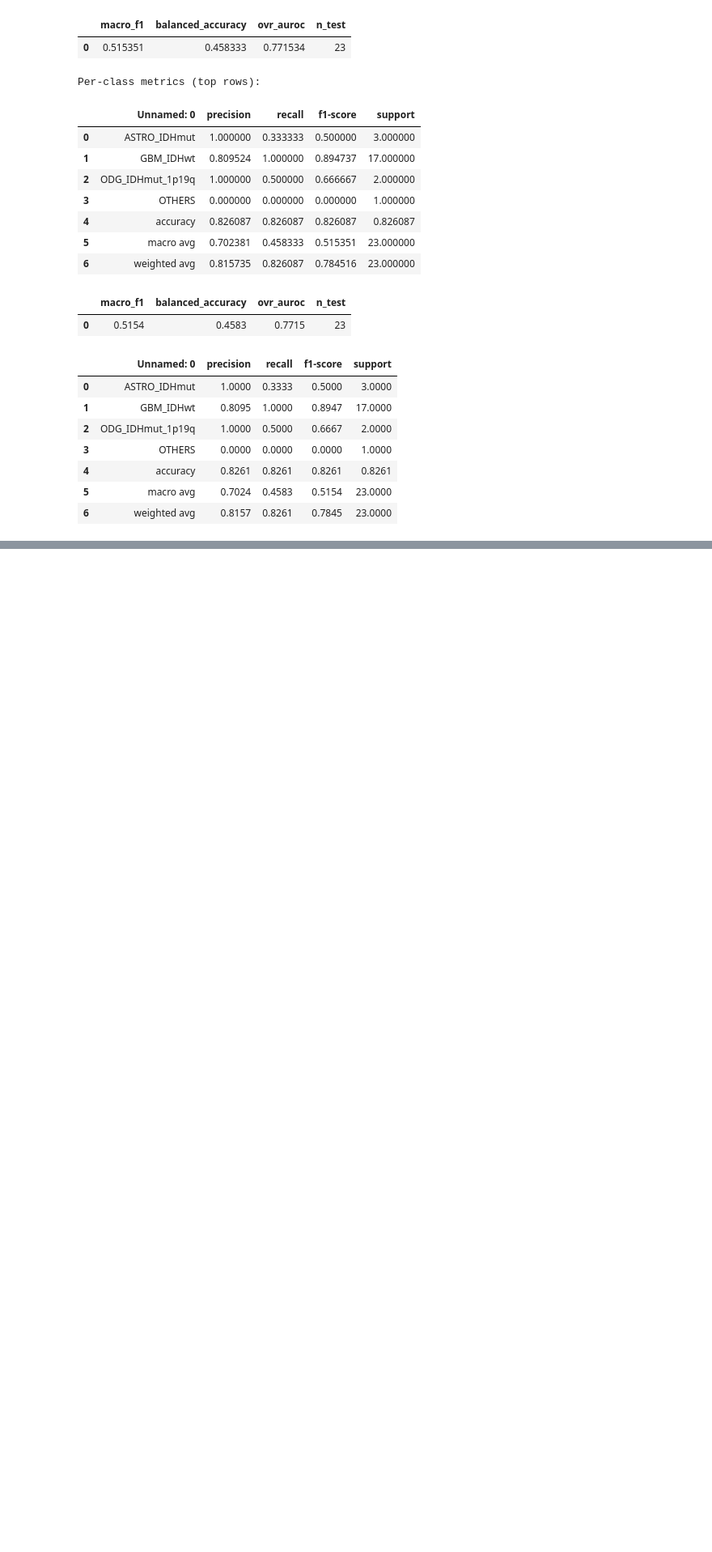
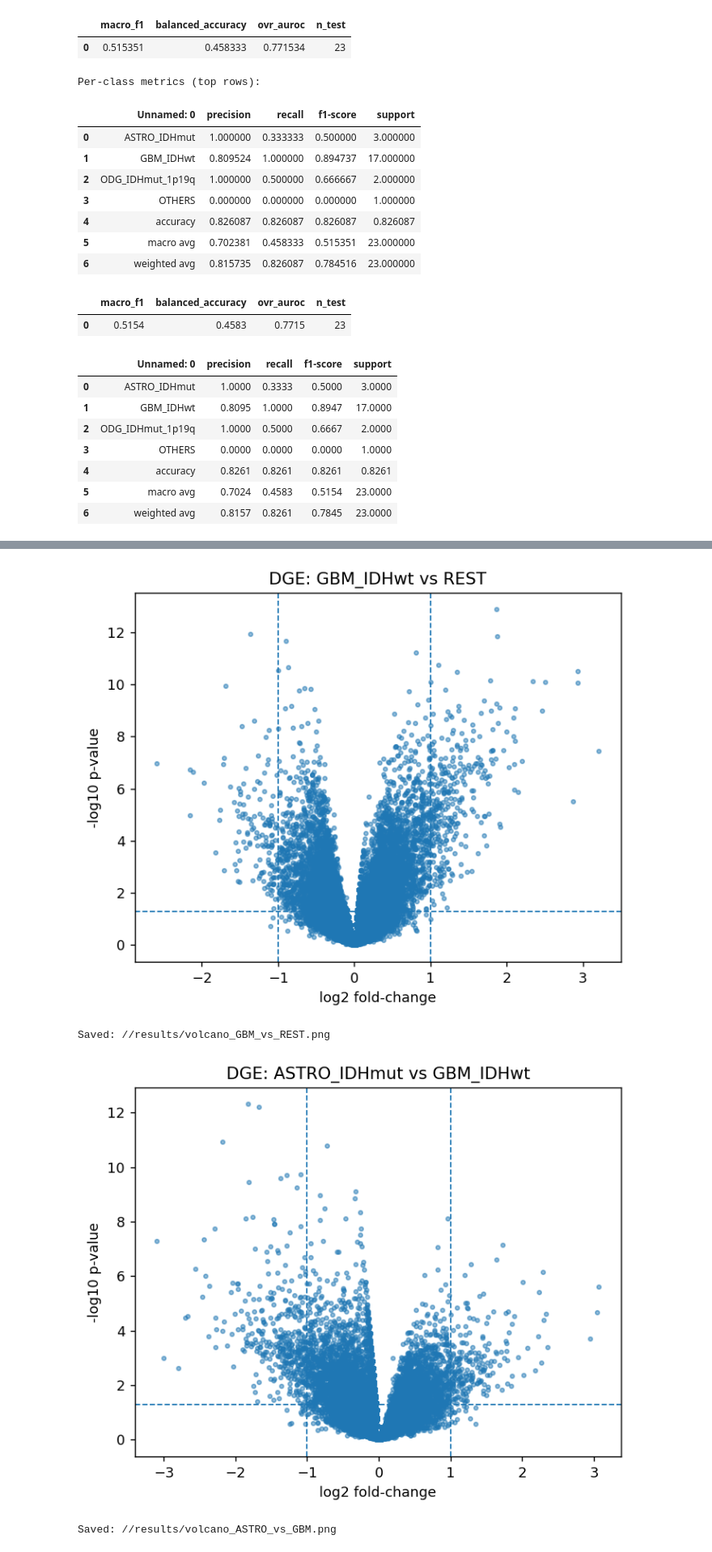
Before and after one commit to sritipeach1/FFPE-Brain-Tumor-Classification, a Jupyter notebook: notebooks/01_ffpe_train.ipynb, the cells around one changed output, grey strips where cells are left out. Shown at 81% size. Saved outputs shown, nothing was run; the diff lists cells and outputs as text; code cells hidden in the pictures; blank space fills up the shorter version.

```diff
--- a/notebooks/01_ffpe_train.ipynb
+++ b/notebooks/01_ffpe_train.ipynb
@@ -547,0 +610,20 @@ Save artifacts (for Notebook 02 later)
+# %%
+# (1) GBM vs REST (pool non-GBM)
+y_gbmrest = y.copy()
+y_gbmrest.loc[y_gbmrest != "GBM_IDHwt"] = "REST"
+dge_gbm_vs_rest = dge_two_group(expr_log, y_gbmrest, "GBM_IDHwt", "REST")
+dge_gbm_vs_rest.to_csv(f"{RESULTS}/dge_GBM_vs_REST.csv")
+
+# (2) ASTRO vs GBM
+dge_astro_vs_gbm = dge_two_group(expr_log, y, "ASTRO_IDHmut", "GBM_IDHwt")
+dge_astro_vs_gbm.to_csv(f"{RESULTS}/dge_ASTRO_vs_GBM.csv")
+
+# (3) ODG vs GBM
+dge_odg_vs_gbm = dge_two_group(expr_log, y, "ODG_IDHmut_1p19q", "GBM_IDHwt")
+dge_odg_vs_gbm.to_csv(f"{RESULTS}/dge_ODG_vs_GBM.csv")
+
+print("Saved:",
+      f"{RESULTS}/dge_GBM_vs_REST.csv",
+      f"{RESULTS}/dge_ASTRO_vs_GBM.csv",
+      f"{RESULTS}/dge_ODG_vs_GBM.csv",
+      sep="\n- ")
@@ -547,0 +679,25 @@ Save artifacts (for Notebook 02 later)
+# %%
+def volcano(df, title, out_png, fdr_thresh=0.05, lfc_thresh=1.0):
+    x = df["log2FC"].values
+    p = df["pval"].clip(lower=1e-300).values
+    yv = -np.log10(p)
+    sig = (df["FDR"] < fdr_thresh) & (np.abs(df["log2FC"]) >= lfc_thresh)
+
+    plt.figure(figsize=(5.6,4.6))
+    plt.scatter(x[~sig], yv[~sig], s=8, alpha=0.5)
+    plt.scatter(x[sig],  yv[sig],  s=10, alpha=0.9)
+    plt.axhline(-np.log10(0.05), ls="--", lw=1)
+    plt.axvline( lfc_thresh,  ls="--", lw=1); plt.axvline(-lfc_thresh, ls="--", lw=1)
+    plt.xlabel("log2 fold-change"); plt.ylabel("-log10 p-value")
+    plt.title(title); plt.tight_layout()
+    plt.savefig(out_png, dpi=140, bbox_inches="tight"); plt.show()
+    print("Saved:", out_png)
+
+volcano(dge_gbm_vs_rest, "DGE: GBM_IDHwt vs REST", f"{RESULTS}/volcano_GBM_vs_REST.png")
+volcano(dge_astro_vs_gbm, "DGE: ASTRO_IDHmut vs GBM_IDHwt", f"{RESULTS}/volcano_ASTRO_vs_GBM.png")
+volcano(dge_odg_vs_gbm, "DGE: ODG_IDHmut_1p19q vs GBM_IDHwt", f"{RESULTS}/volcano_ODG_vs_GBM.png")
+# %% [output]
+[figure, added]
+Saved: //results/volcano_GBM_vs_REST.png
+[figure, added]
+Saved: //results/volcano_ASTRO_vs_GBM.png
```
Also changed, not shown: parts of 18 cells of this notebook.
